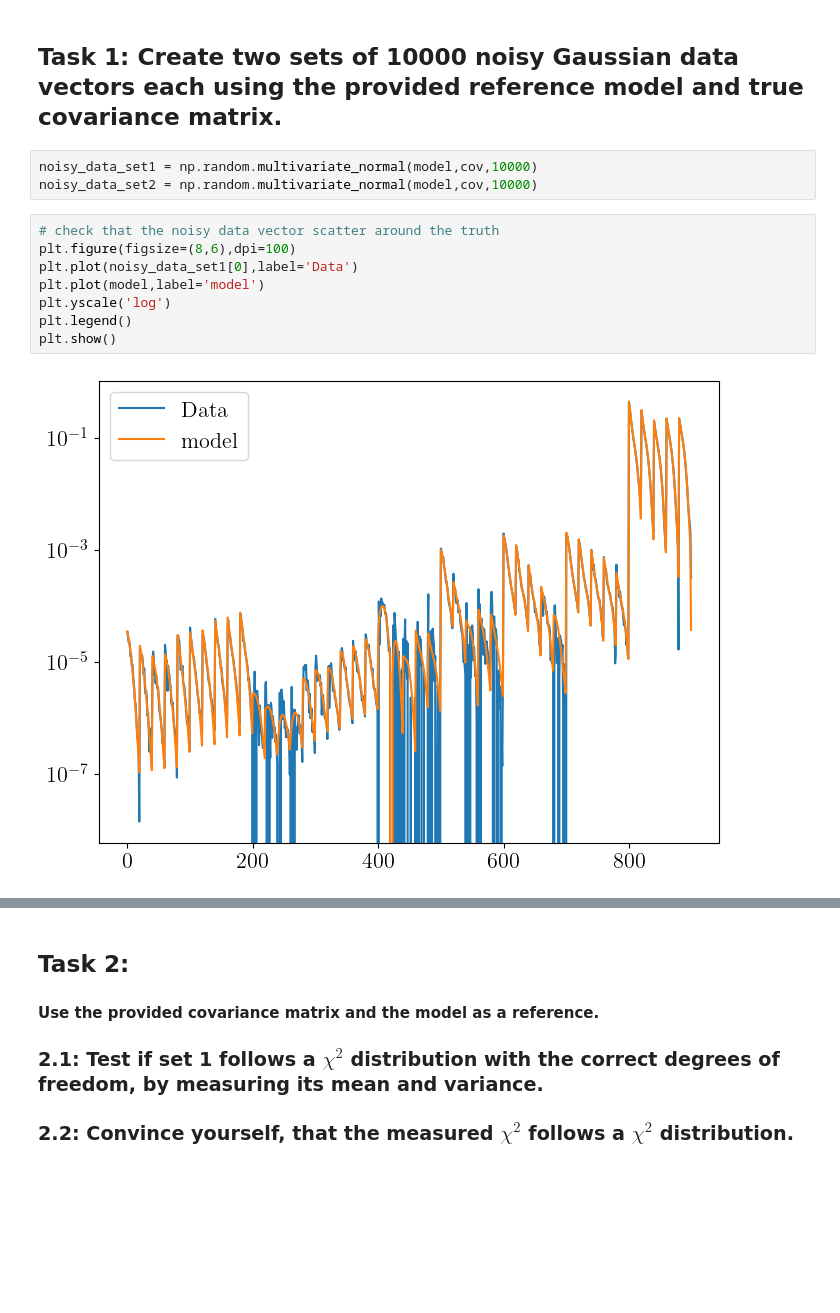
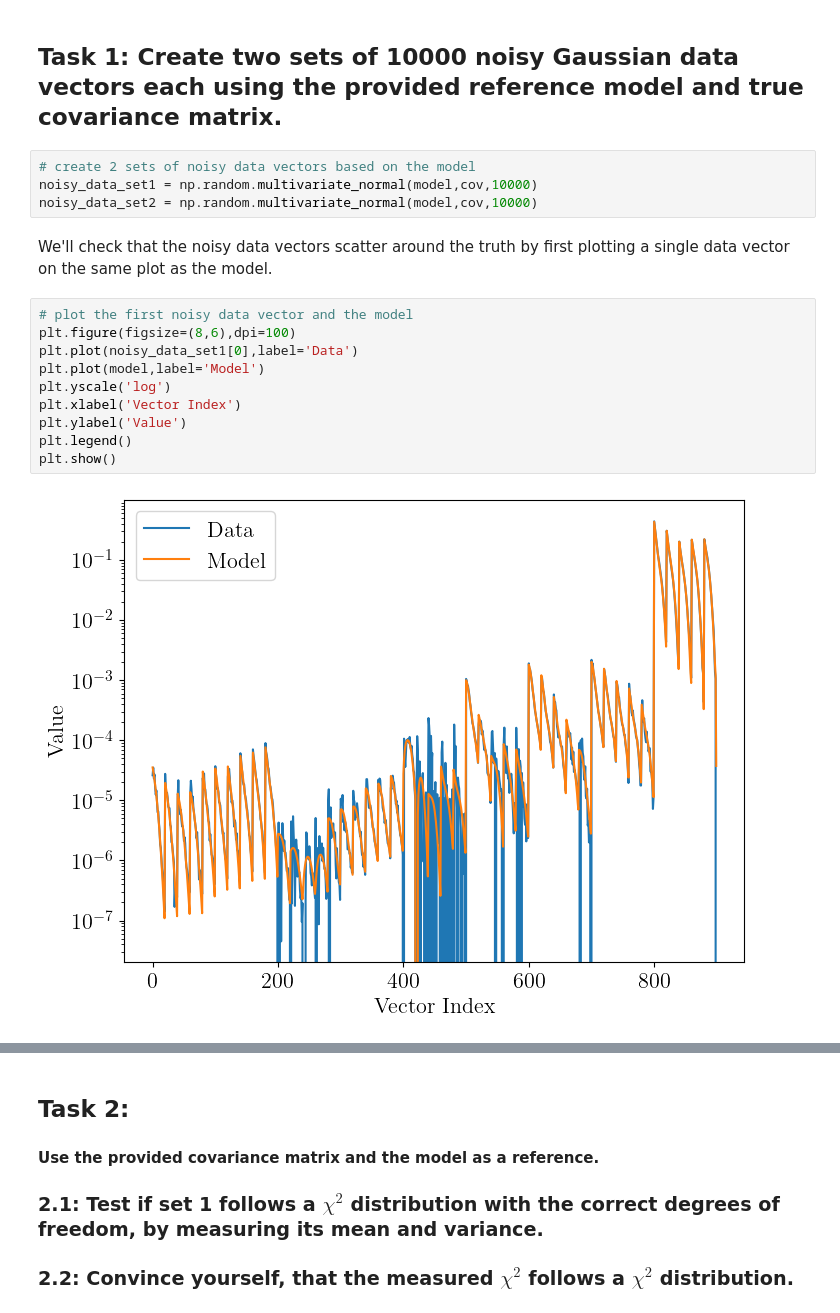
Before and after one commit to Rashaad-Reid/UWAstroStats, a Jupyter notebook: projects/2ptstat-analysis/assignments/assignment1.ipynb, the cells around one changed output, grey strips where cells are left out. Cells and saved outputs as stored; diff of their text form; blank space fills up the shorter version.

```diff
--- a/projects/2ptstat-analysis/assignments/assignment1.ipynb
+++ b/projects/2ptstat-analysis/assignments/assignment1.ipynb
@@ -23,15 +28,20 @@ cov=np.load('data_4_assignment1/covariance.npy') # This is the analytical covari
 # %% [markdown]
 ## Task 1: Create two sets of 10000 noisy Gaussian data vectors each using the provided reference model and true covariance matrix.
 # %%
+# create 2 sets of noisy data vectors based on the model
 noisy_data_set1 = np.random.multivariate_normal(model,cov,10000)
 noisy_data_set2 = np.random.multivariate_normal(model,cov,10000)
+# %% [markdown]
+We'll check that the noisy data vectors scatter around the truth by first plotting a single data vector on the same plot as the model.
 # %%
-# check that the noisy data vector scatter around the truth
+# plot the first noisy data vector and the model
 plt.figure(figsize=(8,6),dpi=100)
 plt.plot(noisy_data_set1[0],label='Data')
-plt.plot(model,label='model')
+plt.plot(model,label='Model')
 plt.yscale('log')
+plt.xlabel('Vector Index')
+plt.ylabel('Value')
 plt.legend()
 plt.show()
 # %% [output]
-[figure, old version]
+[figure, new version]
```
Also changed, not shown: parts of 45 cells of this notebook.
